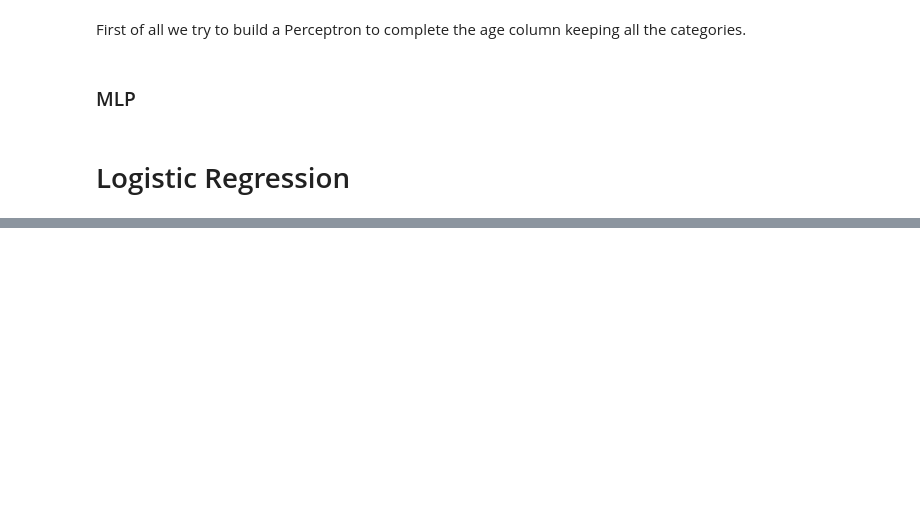
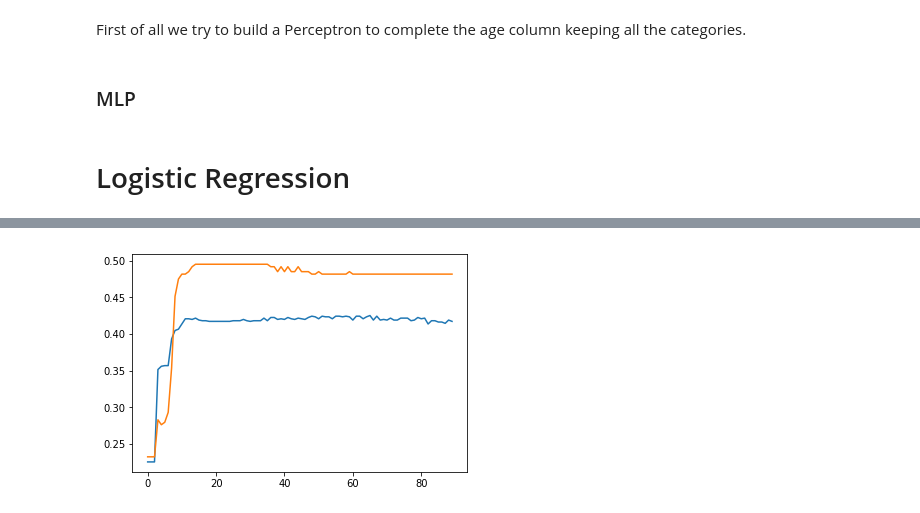
Before and after one commit to guglielmoG/MachineLearningVod, a Jupyter notebook: ML-Vod++.ipynb, the cells around one changed output, grey strips where cells are left out. Drawn from its saved outputs; the diff is of its cells as text; code cells hidden in the pictures; blank space fills up the shorter version.

```diff
--- a/ML-Vod++.ipynb
+++ b/ML-Vod++.ipynb
@@ -898,0 +1013,6 @@ best is MLP interface with score 0.83
+# %%
+my_MLP.train(*data.get_train(), percentage=0.8, std=False, pca=0, threshold_unbalanced=0.6, epochs=90,
+             hidden_layer_sizes = (200,), batch_size = 50, learning_rate_init=1e-4, solver = 'adam',
+             learning_rate = 'constant', momentum = 0.5, nesterovs_momentum = False,
+             alpha = 0.10, tol = 1e-4)
+# %% [output]
@@ -898,0 +1036 @@ best is MLP interface with score 0.83
+[figure, added]
```
Also changed, not shown: parts of 17 cells of this notebook.
